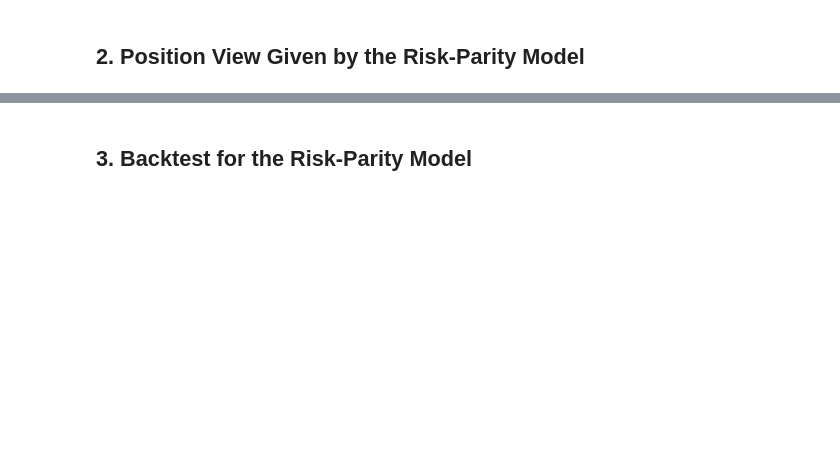
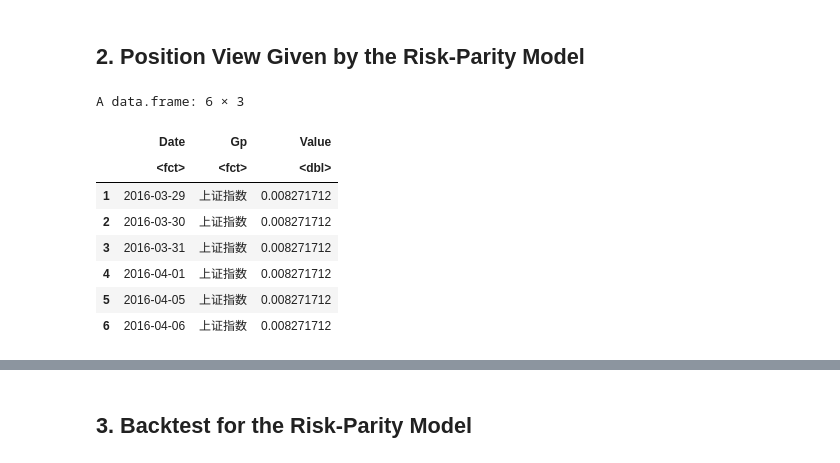
Before and after one commit to JZ-H/Portfolio_Analysis, a Jupyter notebook: Model/Risk_Parity_Model/RPModel_Visualization.ipynb, the cells around one changed output, grey strips where cells are left out. Drawn from its saved outputs; the diff is of its cells as text; code cells hidden in the pictures; blank space fills up the shorter version.

```diff
--- a/Model/Risk_Parity_Model/RPModel_Visualization.ipynb
+++ b/Model/Risk_Parity_Model/RPModel_Visualization.ipynb
@@ -52,2 +54,24 @@ png
 # %% [markdown]
 ## 2. Position View Given by the Risk-Parity Model
+# %%
+# load and melt data
+views <- read.table('view.csv',header=T,sep=",",fileEncoding="UTF-8")
+
+colnames(views) <- c("Date",colnames(views)[2:16])
+
+#views$Date <- as.Date(views$Date)
+
+views_mt <- melt(views,id.vars = 1)
+
+colnames(views_mt) = c("Date","Gp","Value")
+head(views_mt)
+# %% [output]
+A data.frame: 6 × 3
+|  | Date | Gp | Value |
+|  | <fct> | <fct> | <dbl> |
+| 1 | 2016-03-29 | 上证指数 | 0.008271712 |
+| 2 | 2016-03-30 | 上证指数 | 0.008271712 |
+| 3 | 2016-03-31 | 上证指数 | 0.008271712 |
+| 4 | 2016-04-01 | 上证指数 | 0.008271712 |
+| 5 | 2016-04-05 | 上证指数 | 0.008271712 |
+| 6 | 2016-04-06 | 上证指数 | 0.008271712 |
```
Also changed, not shown: parts of 18 cells of this notebook, 8 other files.
